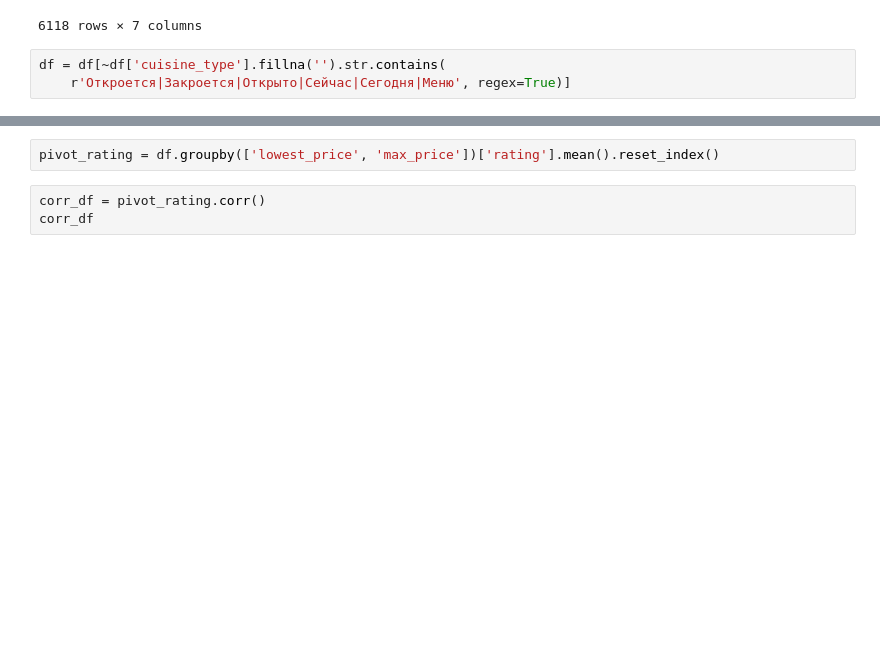
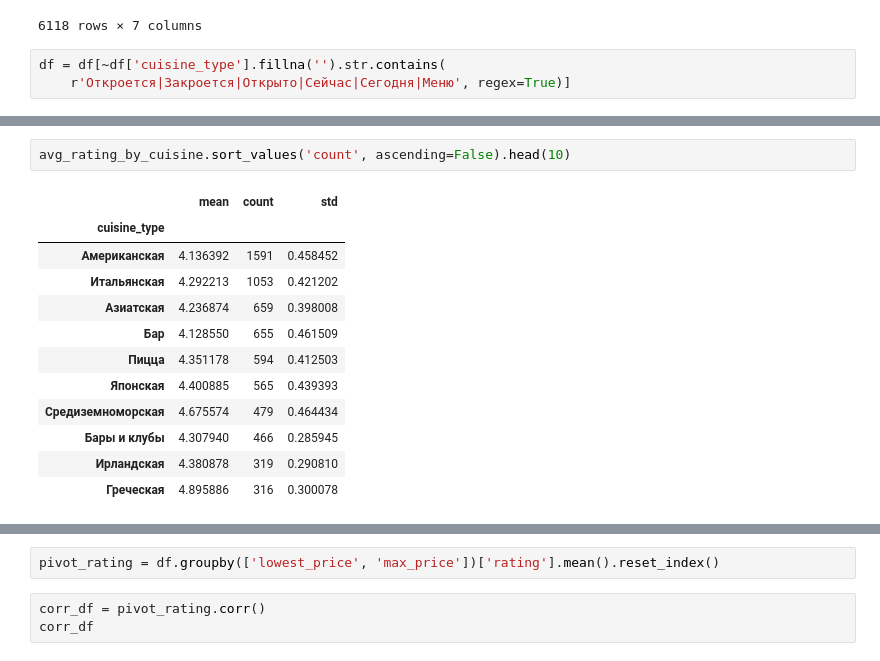
Before and after one commit to psycndr/HSE-SMADIMO-GP2-TEAM14, a Jupyter notebook: EDA.ipynb, the cells around one changed output, grey strips where cells are left out. Drawn from its saved outputs; the diff is of its cells as text; blank space fills up the shorter version.

```diff
--- a/EDA.ipynb
+++ b/EDA.ipynb
@@ -98,3 +129,18 @@ df
+# %%
+avg_rating_by_cuisine.sort_values('count', ascending=False).head(10)
+# %% [output]
+|  | mean | count | std |
+| cuisine_type |  |  |  |
+| Американская | 4.136392 | 1591 | 0.458452 |
+| Итальянская | 4.292213 | 1053 | 0.421202 |
+| Азиатская | 4.236874 | 659 | 0.398008 |
+| Бар | 4.128550 | 655 | 0.461509 |
+| Пицца | 4.351178 | 594 | 0.412503 |
+| Японская | 4.400885 | 565 | 0.439393 |
+| Средиземноморская | 4.675574 | 479 | 0.464434 |
+| Бары и клубы | 4.307940 | 466 | 0.285945 |
+| Ирландская | 4.380878 | 319 | 0.290810 |
+| Греческая | 4.895886 | 316 | 0.300078 |
 # %%
 sns.histplot(data=df, x='rating')
 # %% [output]
```
Also changed, not shown: parts of 15 cells of this notebook.
